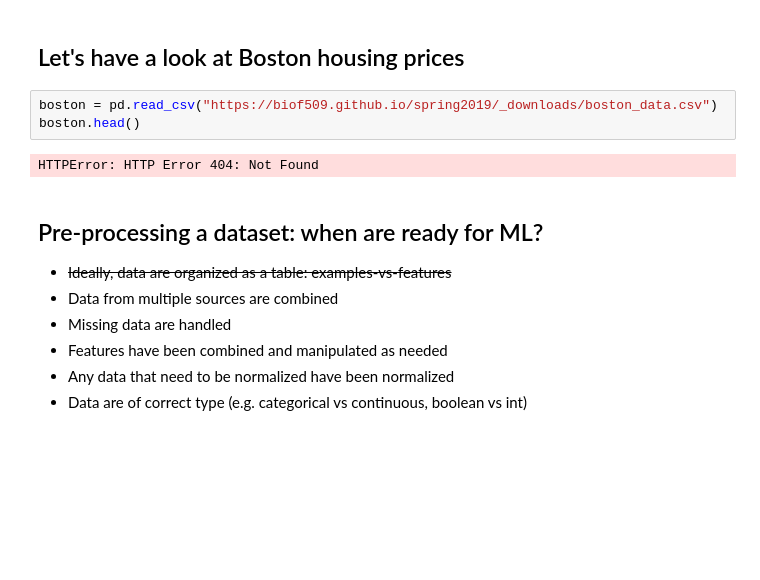
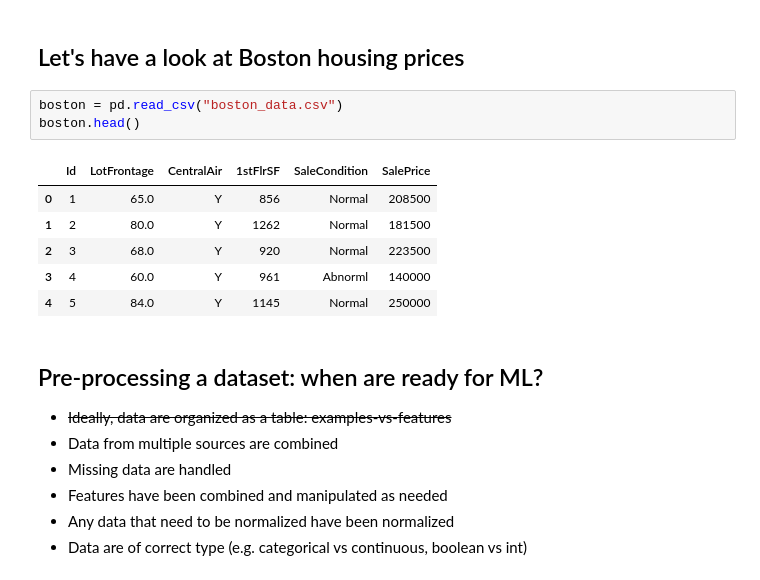
Before and after one commit to madymehlf/fall2019, a Jupyter notebook: week3/Week3.ipynb, the cells around one changed output. Saved outputs shown, nothing was run; the diff lists cells and outputs as text; blank space fills up the shorter version.

```diff
--- a/week3/Week3.ipynb
+++ b/week3/Week3.ipynb
@@ -132,10 +144,15 @@ brca_data['normalized_expression_level'].hist()
 # %% [markdown]
 ## Let's have a look at Boston housing prices
 # %%
-boston = pd.read_csv("https://biof509.github.io/spring2019/_downloads/boston_data.csv")
+boston = pd.read_csv("boston_data.csv")
 boston.head()
 # %% [output]
-HTTPError: HTTP Error 404: Not Found
+|  | Id | LotFrontage | CentralAir | 1stFlrSF | SaleCondition | SalePrice |
+| 0 | 1 | 65.0 | Y | 856 | Normal | 208500 |
+| 1 | 2 | 80.0 | Y | 1262 | Normal | 181500 |
+| 2 | 3 | 68.0 | Y | 920 | Normal | 223500 |
+| 3 | 4 | 60.0 | Y | 961 | Abnorml | 140000 |
+| 4 | 5 | 84.0 | Y | 1145 | Normal | 250000 |
 # %% [markdown]
 ## Pre-processing a dataset: when are ready for ML?
 * ~~Ideally, data are organized as a table: examples-vs-features~~
```
Also changed, not shown: parts of 4 cells of this notebook.
